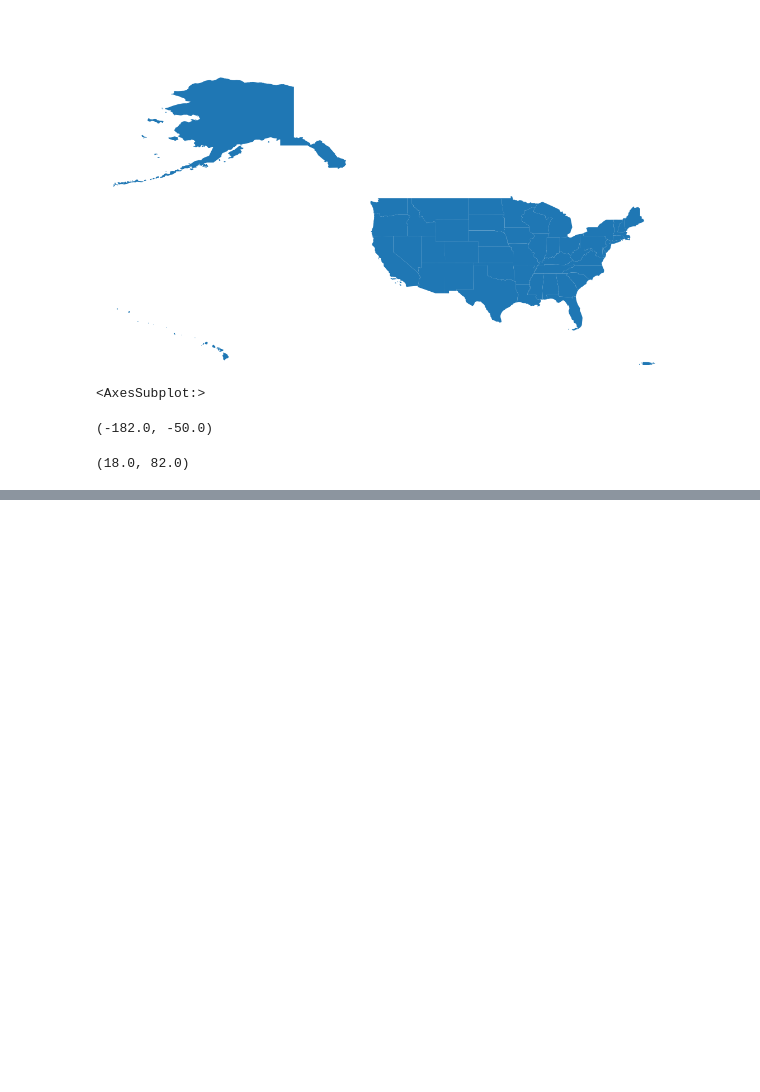
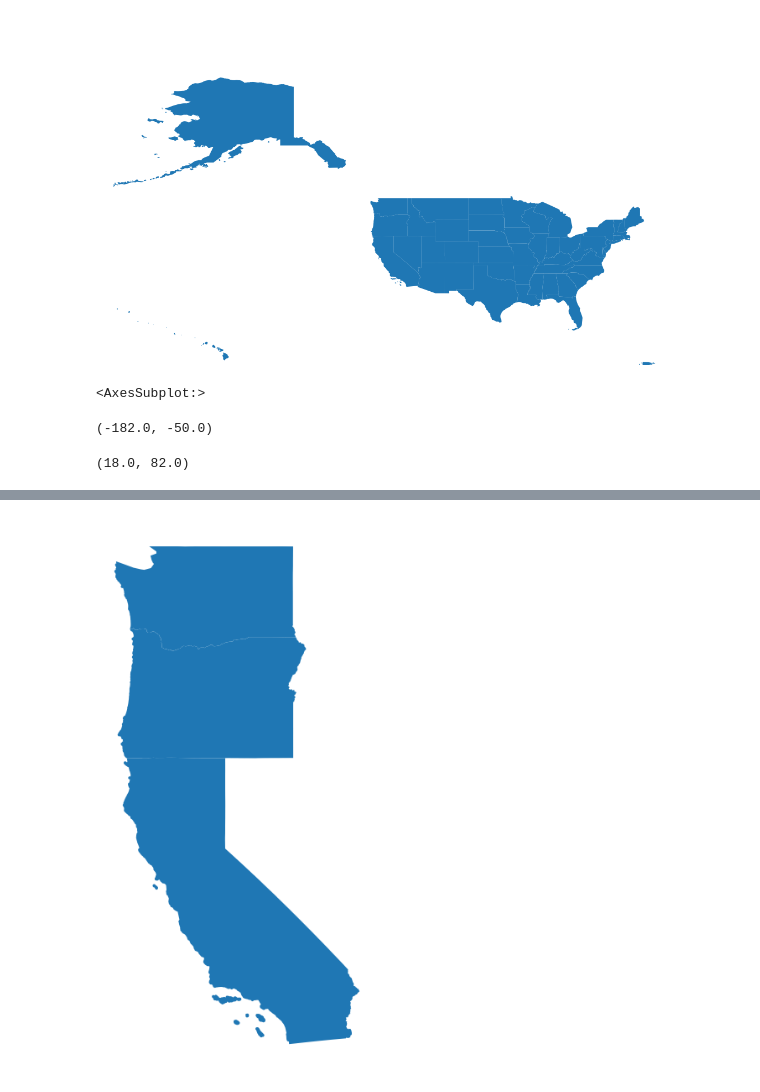
Before and after one commit to tcparchem/CS-418-Semester-Project, a Jupyter notebook: Analysis of Fire Start Data.ipynb, the cells around one changed output, grey strips where cells are left out. Drawn from its saved outputs; the diff is of its cells as text; code cells hidden in the pictures; blank space fills up the shorter version.

```diff
--- a/Analysis of Fire Start Data.ipynb
+++ b/Analysis of Fire Start Data.ipynb
@@ -138 +164,8 @@ geoCAData.head()
+# %%
+fig, ax = pyplt.subplots(figsize = (12, 12))
+westCoastMap = usMap[usMap['NAME'].isin(['California', 'Oregon', 'Washington'])]
+westCoastMap.plot(ax = ax);
+ax.set_axis_off();
+# %% [output]
+[figure, added]
 # %%
```
Also changed, not shown: parts of 14 cells of this notebook.
